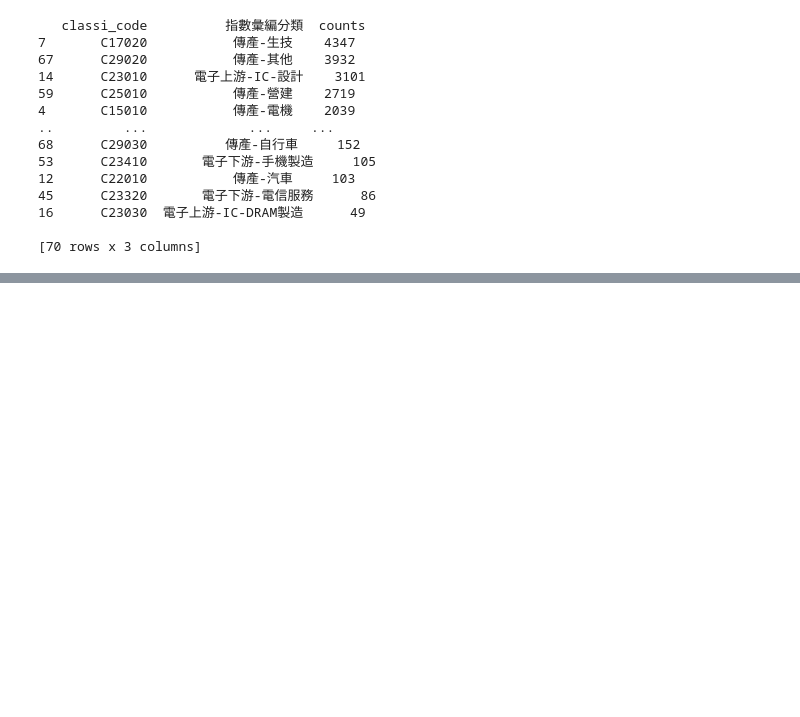
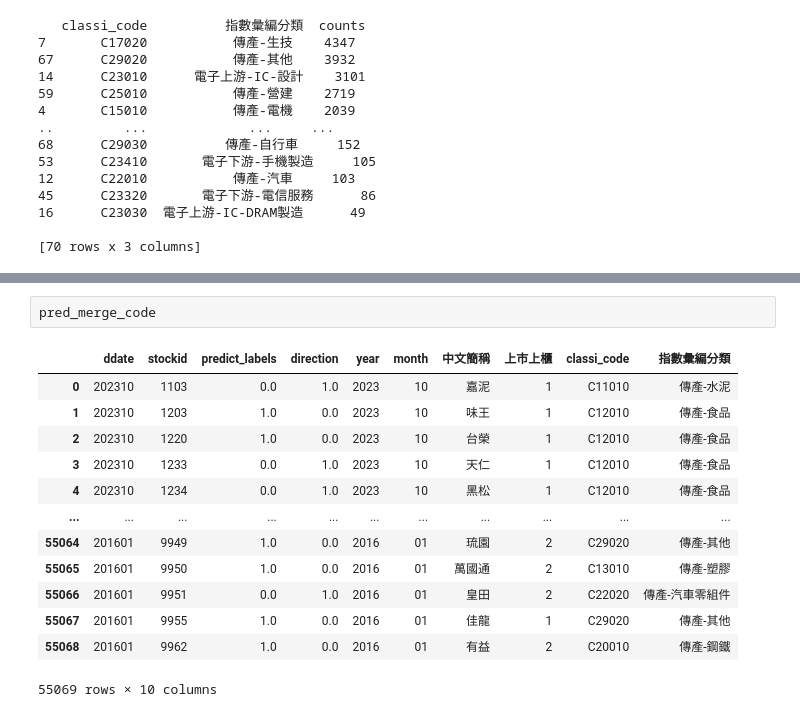
Before and after one commit to Carolyehhh/revenue-prediction, a Jupyter notebook: test.ipynb, the cells around one changed output, grey strips where cells are left out. Drawn from its saved outputs; the diff is of its cells as text; blank space fills up the shorter version.

```diff
--- a/test.ipynb
+++ b/test.ipynb
@@ -330,0 +363,16 @@ print(count_classi)
+# %%
+pred_merge_code
+# %% [output]
+|  | ddate | stockid | predict_labels | direction | year | month | 中文簡稱 | 上市上櫃 | classi_code | 指數彙編分類 |
+| 0 | 202310 | 1103 | 0.0 | 1.0 | 2023 | 10 | 嘉泥 | 1 | C11010 | 傳產-水泥 |
+| 1 | 202310 | 1203 | 1.0 | 0.0 | 2023 | 10 | 味王 | 1 | C12010 | 傳產-食品 |
+| 2 | 202310 | 1220 | 1.0 | 0.0 | 2023 | 10 | 台榮 | 1 | C12010 | 傳產-食品 |
+| 3 | 202310 | 1233 | 0.0 | 1.0 | 2023 | 10 | 天仁 | 1 | C12010 | 傳產-食品 |
+| 4 | 202310 | 1234 | 0.0 | 1.0 | 2023 | 10 | 黑松 | 1 | C12010 | 傳產-食品 |
+| ... | ... | ... | ... | ... | ... | ... | ... | ... | ... | ... |
+| 55064 | 201601 | 9949 | 1.0 | 0.0 | 2016 | 01 | 琉園 | 2 | C29020 | 傳產-其他 |
+| 55065 | 201601 | 9950 | 1.0 | 0.0 | 2016 | 01 | 萬國通 | 2 | C13010 | 傳產-塑膠 |
+| 55066 | 201601 | 9951 | 0.0 | 1.0 | 2016 | 01 | 皇田 | 2 | C22020 | 傳產-汽車零組件 |
+| 55067 | 201601 | 9955 | 1.0 | 0.0 | 2016 | 01 | 佳龍 | 1 | C29020 | 傳產-其他 |
+| 55068 | 201601 | 9962 | 1.0 | 0.0 | 2016 | 01 | 有益 | 2 | C20010 | 傳產-鋼鐵 |
+55069 rows × 10 columns
```
Also changed, not shown: parts of 7 cells of this notebook.
